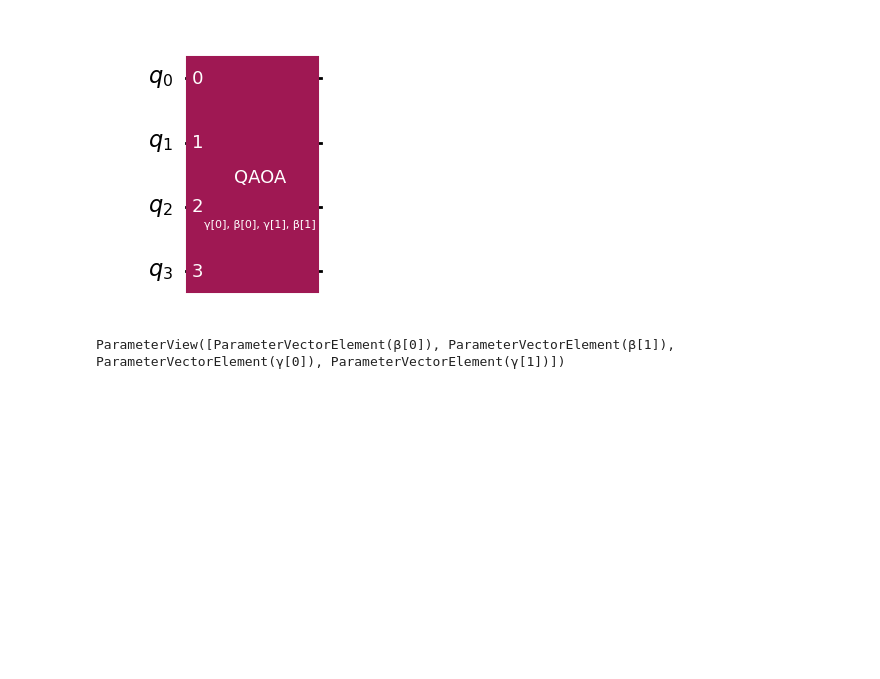
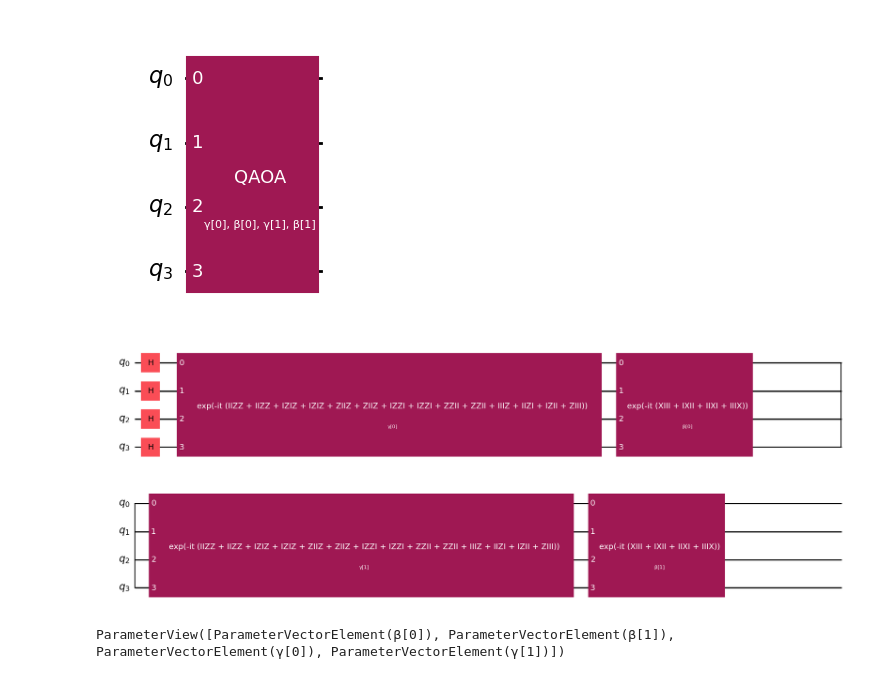
Before and after one commit to kcravi912/QpiAI_Quantum_Projects, a Jupyter notebook: 3_Optimizing Simple Scheduling Problems with QAOA/QAOA_Max-cut.ipynb, the cells around one changed output. Cells and saved outputs as stored; diff of their text form; code cells hidden in the pictures; blank space fills up the shorter version.

```diff
--- a/3_Optimizing Simple Scheduling Problems with QAOA/QAOA_Max-cut.ipynb
+++ b/3_Optimizing Simple Scheduling Problems with QAOA/QAOA_Max-cut.ipynb
@@ -358,6 +495,10 @@ circuit = QAOAAnsatz(cost_operator=Cost_hamiltonian, reps=2)
 circuit.draw("mpl")
 # %% [output]
 [figure]
+# %%
+circuit.decompose().draw("mpl")
+# %% [output]
+[figure, added]
 # %%
 circuit.parameters
 # %% [output]
```
Also changed, not shown: parts of 23 cells of this notebook.
